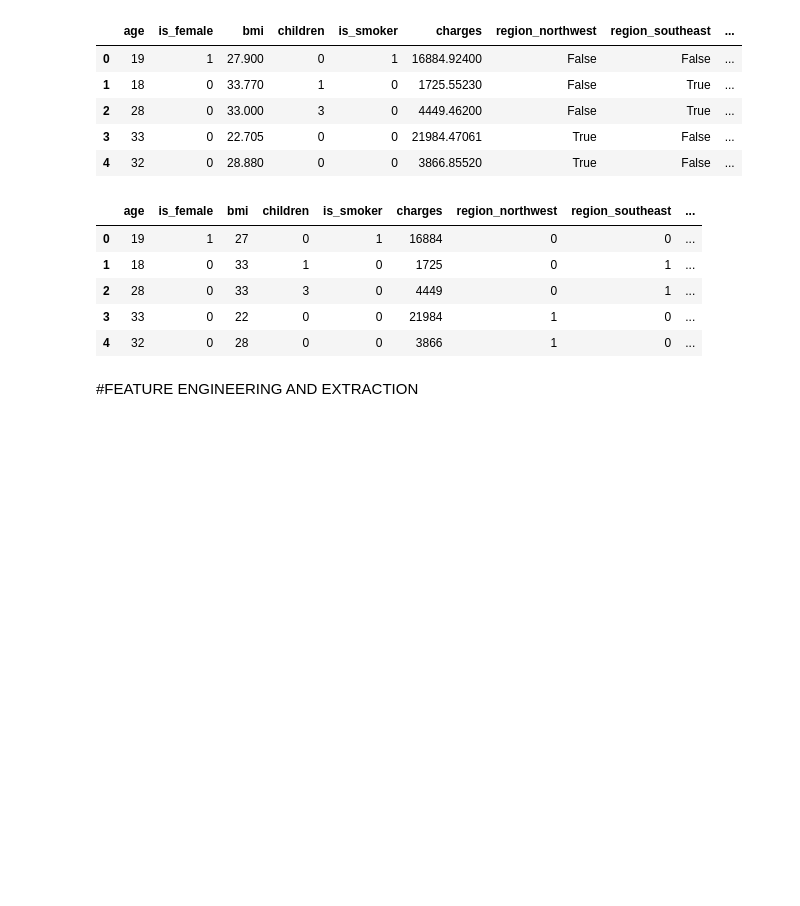
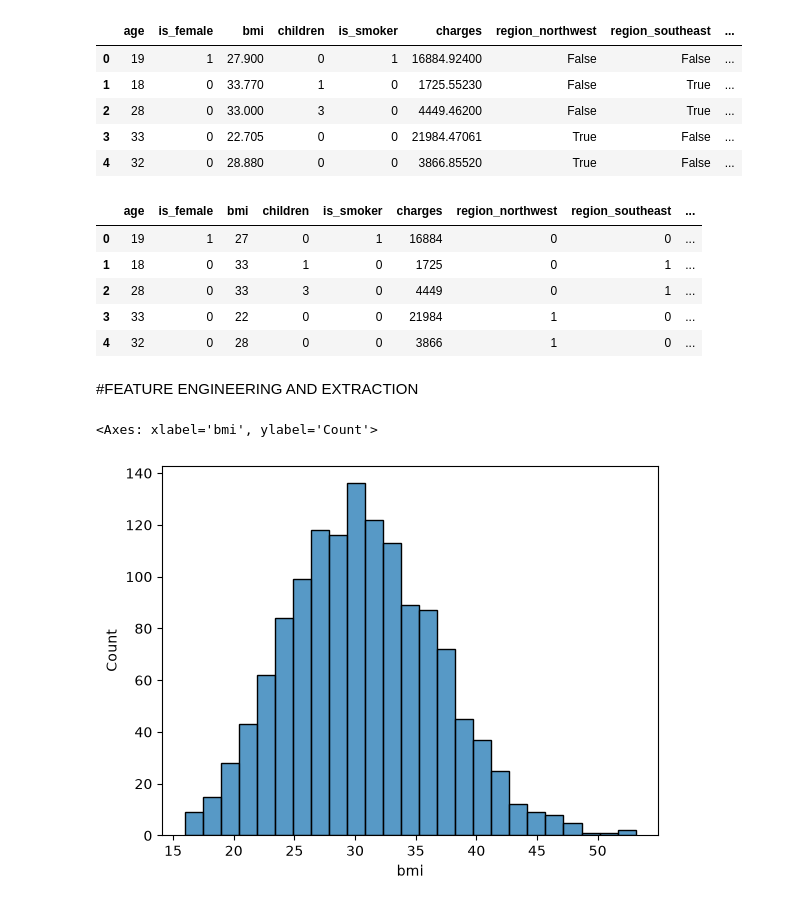
Before and after one commit to kaflebiplob/ML_BASICS, a Jupyter notebook: ML_Foundations/notebook/train_my_model_basic.ipynb, the cells around one changed output. Saved outputs shown, nothing was run; the diff lists cells and outputs as text; code cells hidden in the pictures; blank space fills up the shorter version.

```diff
--- a/ML_Foundations/notebook/train_my_model_basic.ipynb
+++ b/ML_Foundations/notebook/train_my_model_basic.ipynb
@@ -226,3 +226,8 @@ df_cleaned.head()
 | 4 | 32 | 0 | 28 | 0 | 0 | 3866 | 1 | 0 | ... |
 # %% [markdown]
 #FEATURE ENGINEERING AND EXTRACTION
+# %%
+sns.histplot(df['bmi'])
+# %% [output]
+<Axes: xlabel='bmi', ylabel='Count'>
+[figure, added]
```
Also changed, not shown: parts of 7 cells of this notebook.
